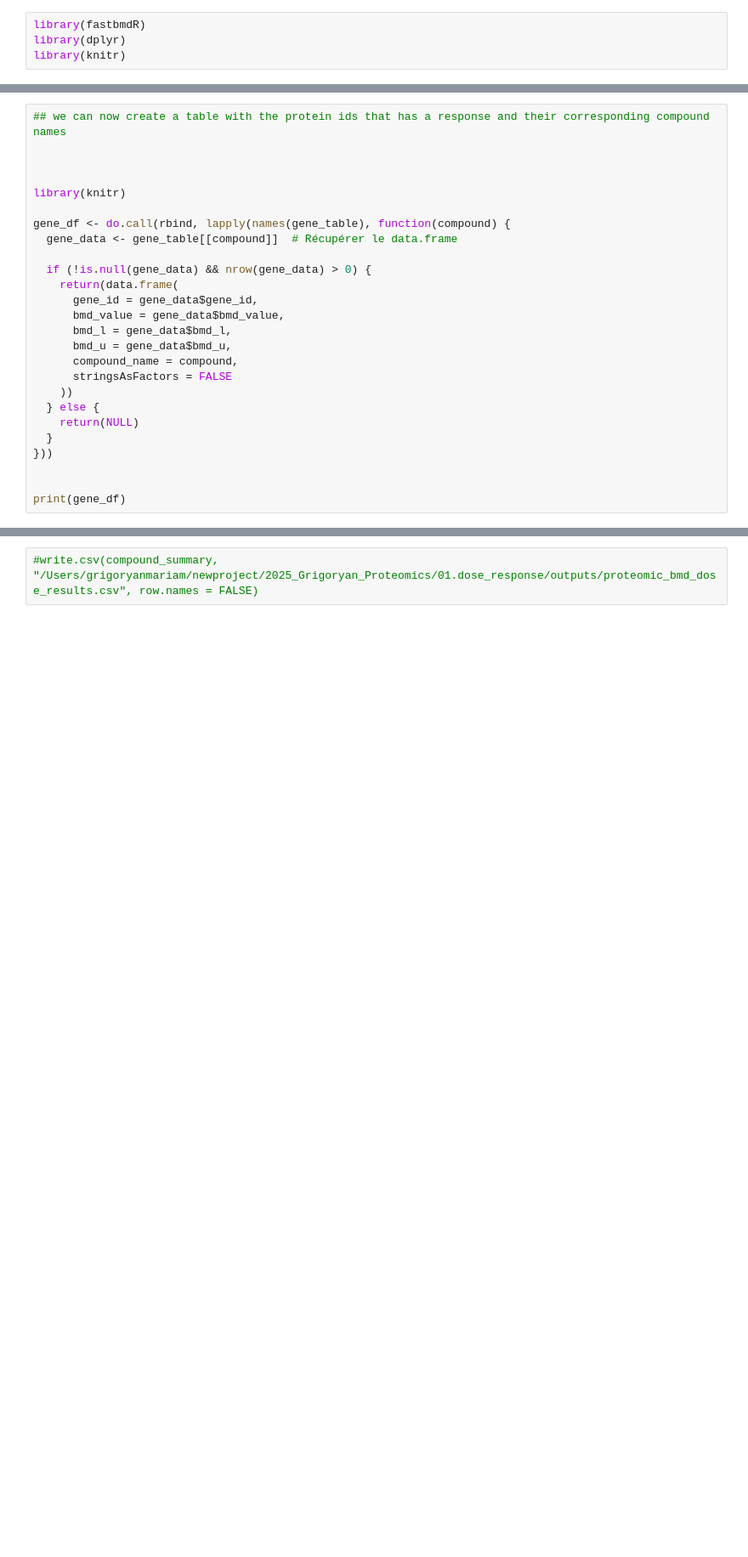
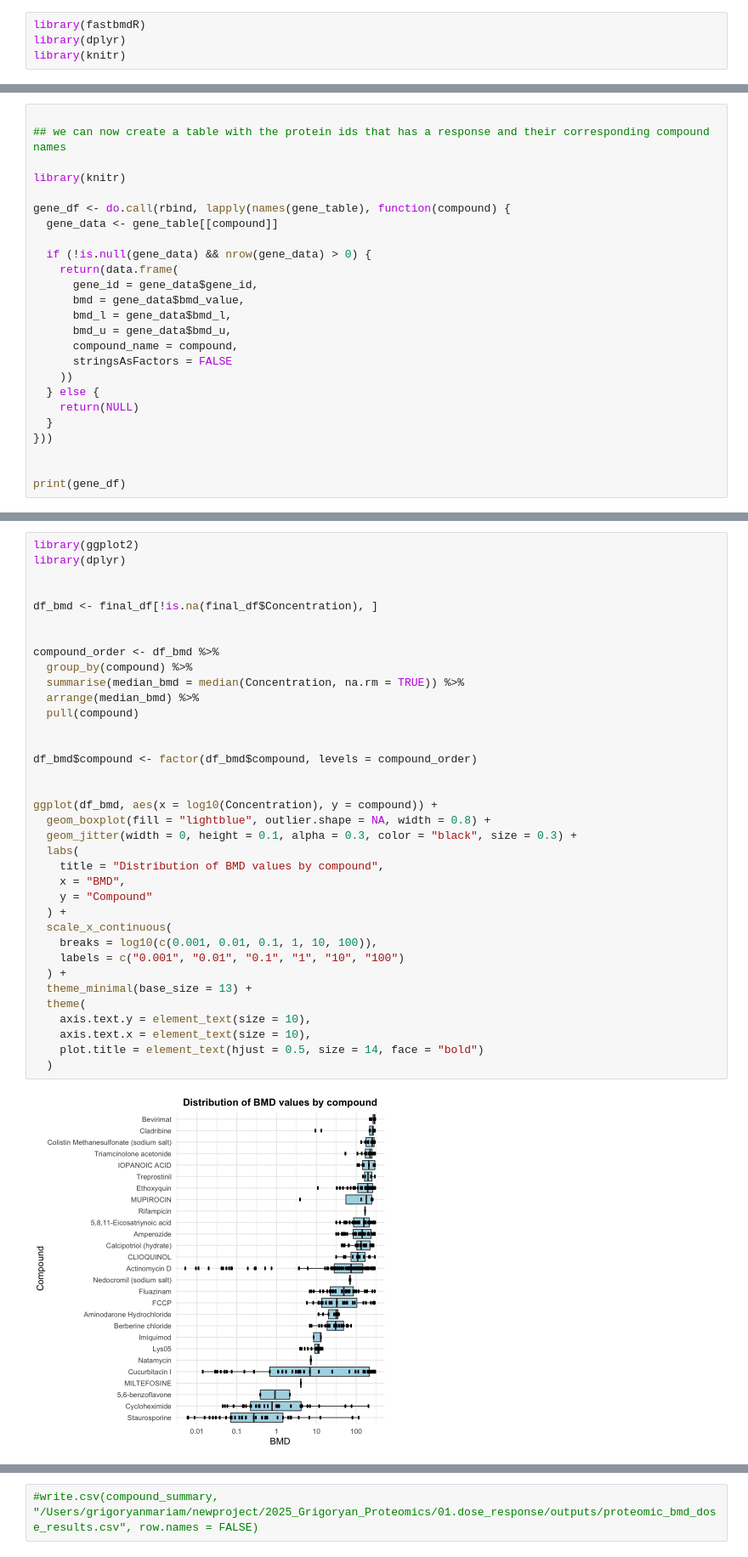
Before and after one commit to broadinstitute/2025_Grigoryan_Proteomics, a Jupyter notebook: 01.dose_response/02_curve_fit.ipynb, the cells around one changed output, grey strips where cells are left out. Shown: that part at 85% size. Saved outputs shown, nothing was run; the diff lists cells and outputs as text; blank space fills up the shorter version.

Commit message:
updates/boxplots

```diff
--- a/01.dose_response/02_curve_fit.ipynb
+++ b/01.dose_response/02_curve_fit.ipynb
@@ -194,17 +159,16 @@ $`Actinomycin D`
 # %%
+
 ## we can now create a table with the protein ids that has a response and their corresponding compound names
-
-
 
 library(knitr)
 
 gene_df <- do.call(rbind, lapply(names(gene_table), function(compound) {
-  gene_data <- gene_table[[compound]]  # Récupérer le data.frame
+  gene_data <- gene_table[[compound]]
 
   if (!is.null(gene_data) && nrow(gene_data) > 0) {
     return(data.frame(
       gene_id = gene_data$gene_id,
-      bmd_value = gene_data$bmd_value,
+      bmd = gene_data$bmd_value,
       bmd_l = gene_data$bmd_l,
       bmd_u = gene_data$bmd_u,
       compound_name = compound,
@@ -387,6 +327,44 @@ for (i in 1:n_pages) {
   })
 }
 dev.off()
+# %%
+library(ggplot2)
+library(dplyr)
+
+
+df_bmd <- final_df[!is.na(final_df$Concentration), ]
+
+
+compound_order <- df_bmd %>%
+  group_by(compound) %>%
+  summarise(median_bmd = median(Concentration, na.rm = TRUE)) %>%
+  arrange(median_bmd) %>%
+  pull(compound)
+
+
+df_bmd$compound <- factor(df_bmd$compound, levels = compound_order)
+
+
+ggplot(df_bmd, aes(x = log10(Concentration), y = compound)) +
+  geom_boxplot(fill = "lightblue", outlier.shape = NA, width = 0.8) +
+  geom_jitter(width = 0, height = 0.1, alpha = 0.3, color = "black", size = 0.3) +
+  labs(
+    title = "Distribution of BMD values by compound",
+    x = "BMD",
+    y = "Compound"
+  ) +
+  scale_x_continuous(
+    breaks = log10(c(0.001, 0.01, 0.1, 1, 10, 100)),
+    labels = c("0.001", "0.01", "0.1", "1", "10", "100")
+  ) +
+  theme_minimal(base_size = 13) +
+  theme(
+    axis.text.y = element_text(size = 10),
+    axis.text.x = element_text(size = 10),
+    plot.title = element_text(hjust = 0.5, size = 14, face = "bold")
+  )
+# %% [output]
+[figure, added]
 # %%
 ## Calculate the mean concentration for each compound
 
```
Also changed, not shown: parts of 35 cells of this notebook, 8 other files.
